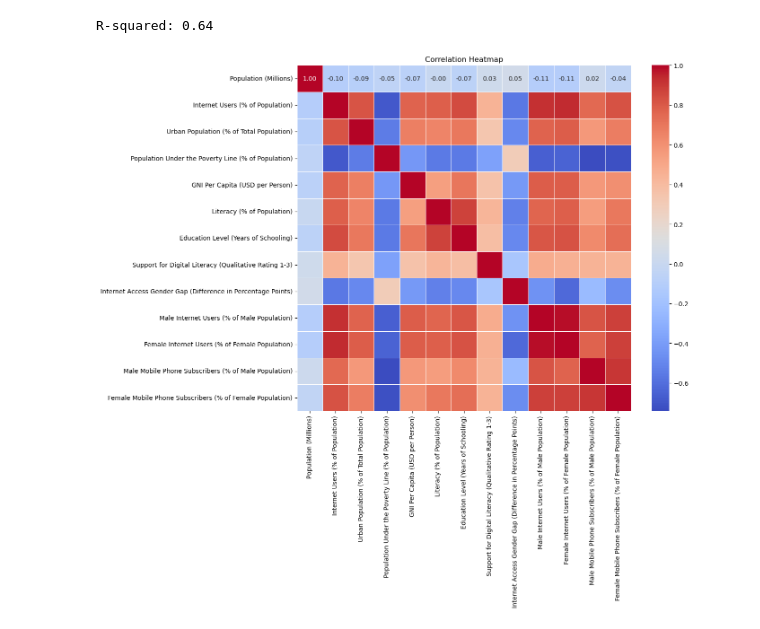
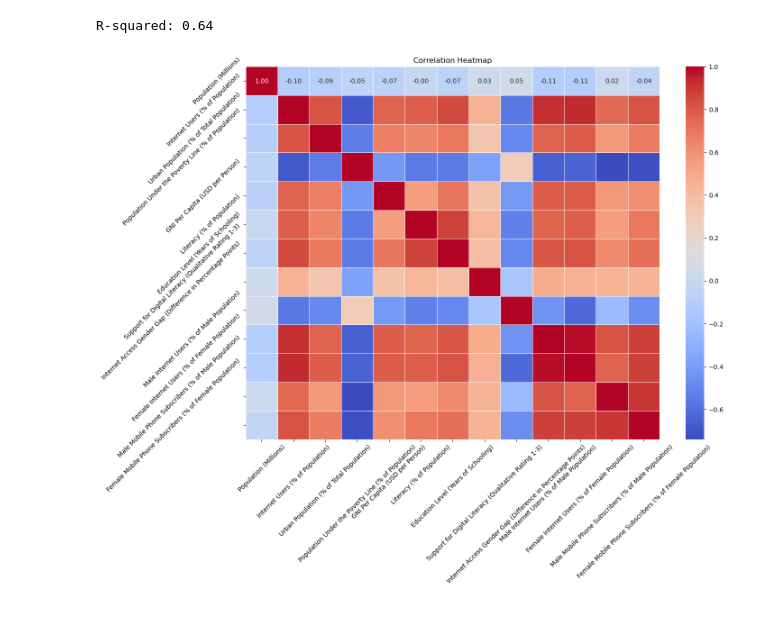
Before and after one commit to tiascott01/07_GroupProject1, a Jupyter notebook: Internet Demographics/internet-usage-working.ipynb, the cells around one changed output. Saved outputs shown, nothing was run; the diff lists cells and outputs as text; code cells hidden in the pictures.

```diff
--- a/Internet Demographics/internet-usage-working.ipynb
+++ b/Internet Demographics/internet-usage-working.ipynb
@@ -702,22 +770,29 @@ R-squared: 0.64
 # %%
 columns = [
     'Population (Millions)', 'Internet Users (% of Population)',
     'Urban Population (% of Total Population)', 'Population Under the Poverty Line (% of Population)',
     'GNI Per Capita (USD per Person)', 'Literacy (% of Population)',
     'Education Level (Years of Schooling)', 'Support for Digital Literacy (Qualitative Rating 1-3)',
     'Internet Access Gender Gap (Difference in Percentage Points)',
     'Male Internet Users (% of Male Population)', 'Female Internet Users (% of Female Population)',
     'Male Mobile Phone Subscribers (% of Male Population)',
     'Female Mobile Phone Subscribers (% of Female Population)'
 ]
 
 # Calculate the correlation matrix for the specified columns
 corr_matrix = demo_df[columns].corr()
 
 # Generate a heatmap
-plt.figure(figsize=(12, 10))
+plt.figure(figsize=(15, 12))
 sns.heatmap(corr_matrix, annot=True, cmap='coolwarm', fmt='.2f', linewidths=.5)
 plt.title('Correlation Heatmap')
+plt.xticks(rotation=45)  # Rotate x labels for better visibility
+plt.yticks(rotation=45)  # Rotate y labels for better visibility
+plt.tight_layout()  # Adjust the layout
+
+# Save the figure
+plt.savefig("Graphics/Correlation_Heatmap.png")
+
 plt.show()
 # %% [output]
-[figure, old version]
+[figure, new version]
```
Also changed, not shown: parts of 15 cells of this notebook, 13 other files.
